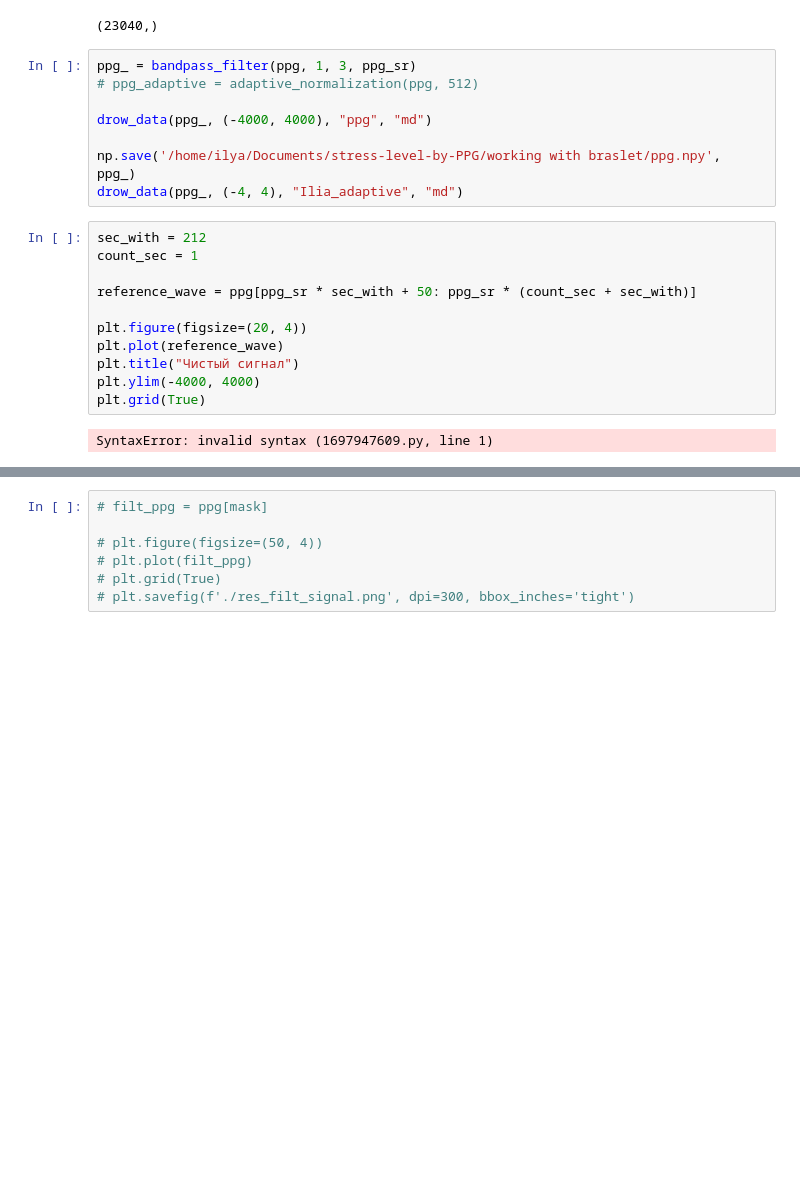
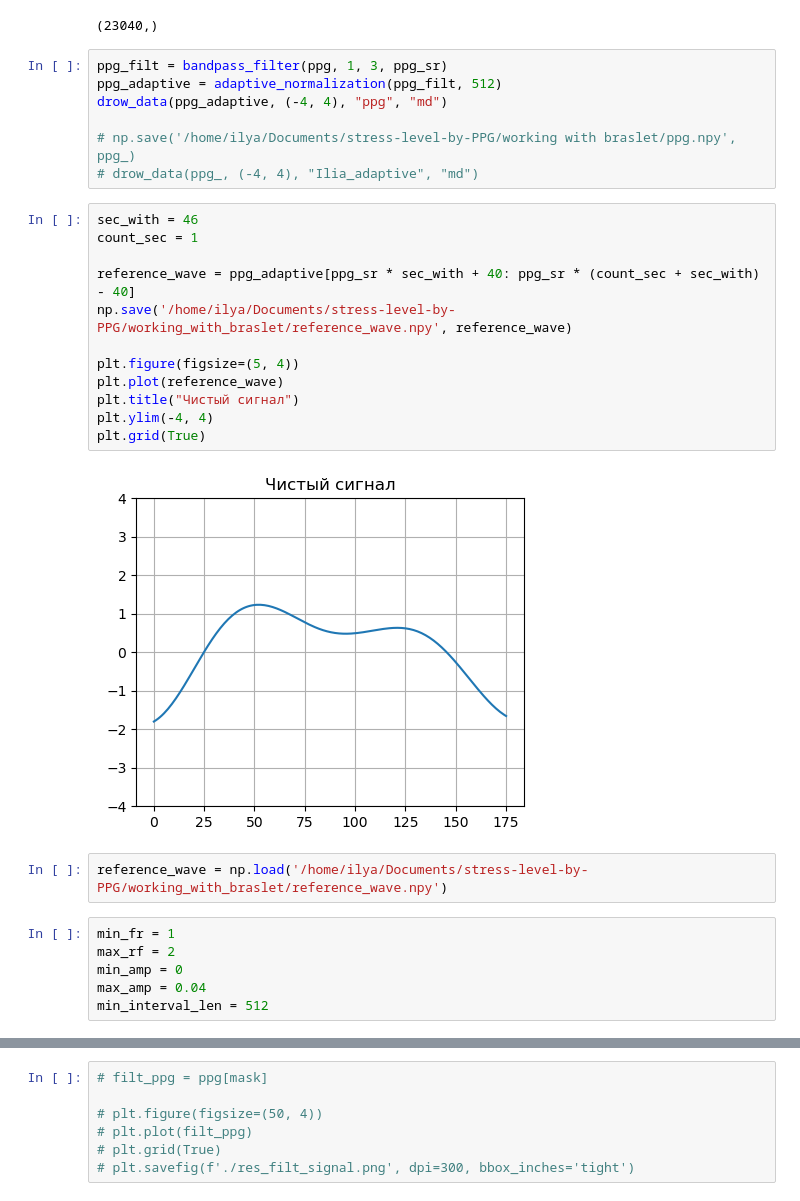
Before and after one commit to IlyaKarakulin/Stress-level-by-PPG, a Jupyter notebook: working_with_braslet/filtering.ipynb, the cells around one changed output, grey strips where cells are left out. Drawn from its saved outputs; the diff is of its cells as text; blank space fills up the shorter version.

Commit message:
balance filter

```diff
--- a/working_with_braslet/filtering.ipynb
+++ b/working_with_braslet/filtering.ipynb
@@ -157,24 +192,32 @@ ppg.shape
 | 4 | test_movie_1 | device | 34 | 2025-03-30 15:01:32.588364 | 2304 | 65324 | 22 | 999 | 15763958 | ... |
 (23040,)
 # %%
-ppg_ = bandpass_filter(ppg, 1, 3, ppg_sr)
-# ppg_adaptive = adaptive_normalization(ppg, 512)
+ppg_filt = bandpass_filter(ppg, 1, 3, ppg_sr)
+ppg_adaptive = adaptive_normalization(ppg_filt, 512)
+drow_data(ppg_adaptive, (-4, 4), "ppg", "md")
 
-drow_data(ppg_, (-4000, 4000), "ppg", "md")
-
-np.save('/home/ilya/Documents/stress-level-by-PPG/working with braslet/ppg.npy', ppg_)
-drow_data(ppg_, (-4, 4), "Ilia_adaptive", "md")
+# np.save('/home/ilya/Documents/stress-level-by-PPG/working with braslet/ppg.npy', ppg_)
+# drow_data(ppg_, (-4, 4), "Ilia_adaptive", "md")
 # %%
-sec_with = 212
+sec_with = 46
 count_sec = 1
 
-reference_wave = ppg[ppg_sr * sec_with + 50: ppg_sr * (count_sec + sec_with)]
+reference_wave = ppg_adaptive[ppg_sr * sec_with + 40: ppg_sr * (count_sec + sec_with) - 40]
+np.save('/home/ilya/Documents/stress-level-by-PPG/working_with_braslet/reference_wave.npy', reference_wave)
 
-plt.figure(figsize=(20, 4))
+plt.figure(figsize=(5, 4))
 plt.plot(reference_wave)
 plt.title("Чистый сигнал")
-plt.ylim(-4000, 4000)
+plt.ylim(-4, 4)
 plt.grid(True)
 # %% [output]
-SyntaxError: invalid syntax (1697947609.py, line 1)
+[figure, added]
+# %%
+reference_wave = np.load('/home/ilya/Documents/stress-level-by-PPG/working_with_braslet/reference_wave.npy')
+# %%
+min_fr = 1
+max_rf = 2
+min_amp = 0
+max_amp = 0.04
+min_interval_len = 512
 # %%
```
Also changed, not shown: parts of 8 cells of this notebook, 10 other files.
